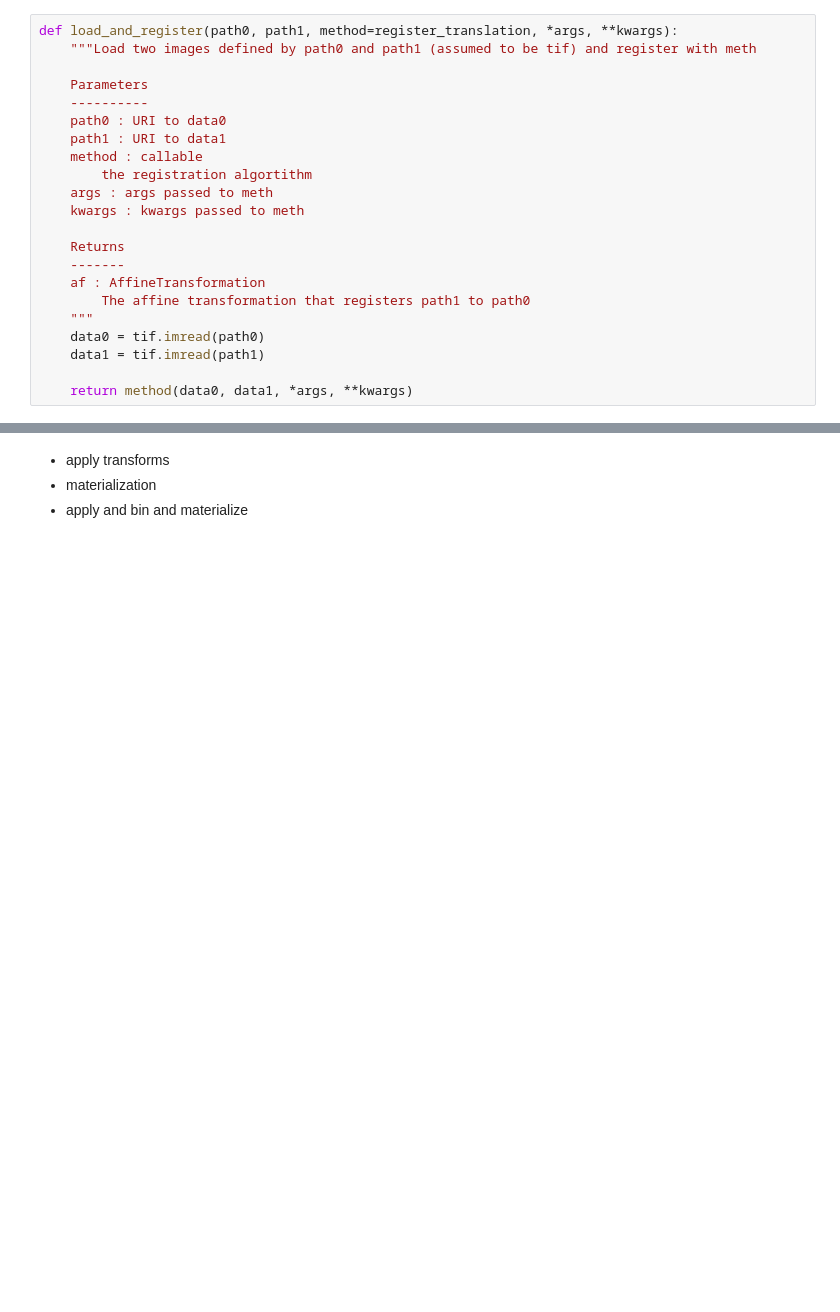
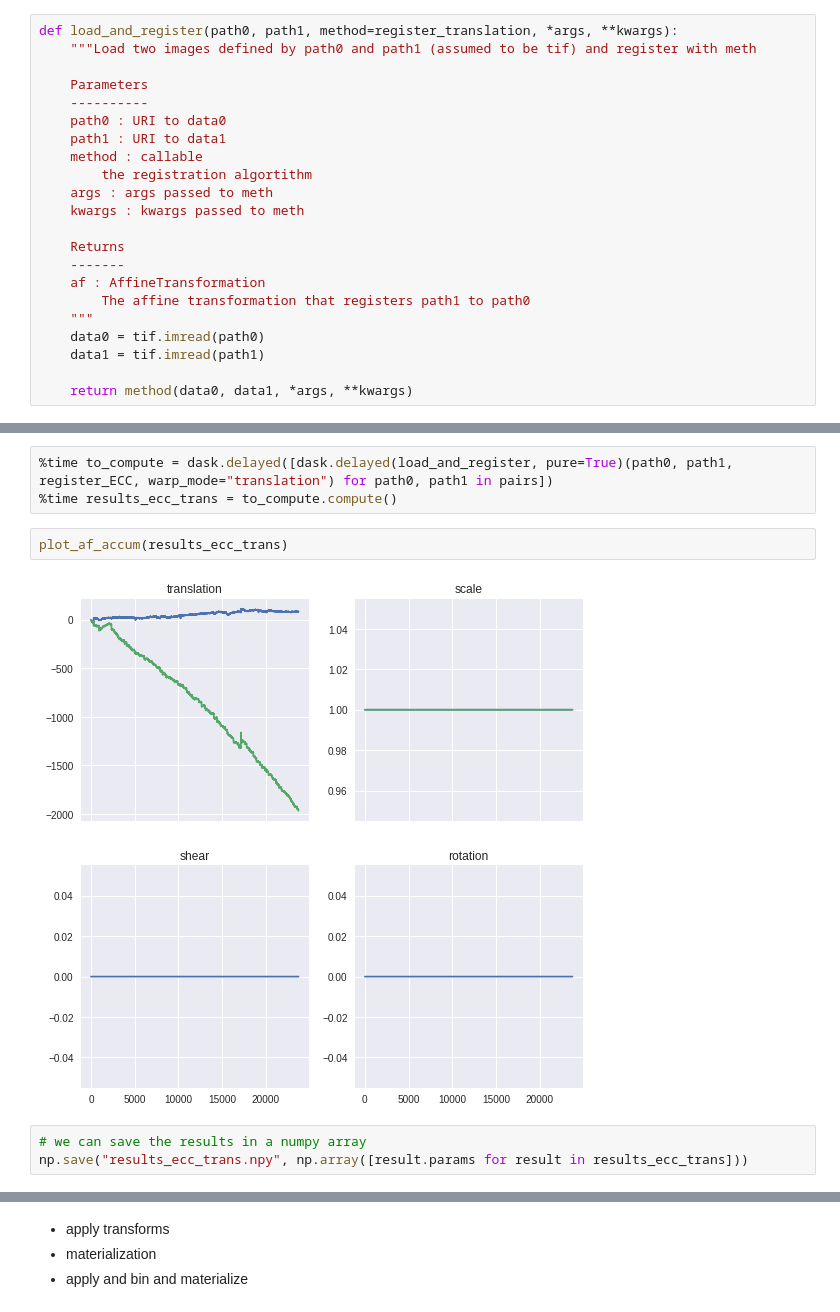
Before and after one commit to janelia-cellmap/FIB-SEM-Aligner, a Jupyter notebook: FIB-SEM Registration Driver.ipynb, the cells around one changed output, grey strips where cells are left out. Saved outputs shown, nothing was run; the diff lists cells and outputs as text; blank space fills up the shorter version.

```diff
--- a/FIB-SEM Registration Driver.ipynb
+++ b/FIB-SEM Registration Driver.ipynb
@@ -85,0 +226,10 @@ axs[2].plot((np.array([result.scale for result in results_ecc2])))
+# %%
+%time to_compute = dask.delayed([dask.delayed(load_and_register, pure=True)(path0, path1, register_ECC, warp_mode="translation") for path0, path1 in pairs])
+%time results_ecc_trans = to_compute.compute()
+# %%
+plot_af_accum(results_ecc_trans)
+# %% [output]
+[figure, added]
+# %%
+# we can save the results in a numpy array
+np.save("results_ecc_trans.npy", np.array([result.params for result in results_ecc_trans]))
```
Also changed, not shown: parts of 32 cells of this notebook, 1 other file.
